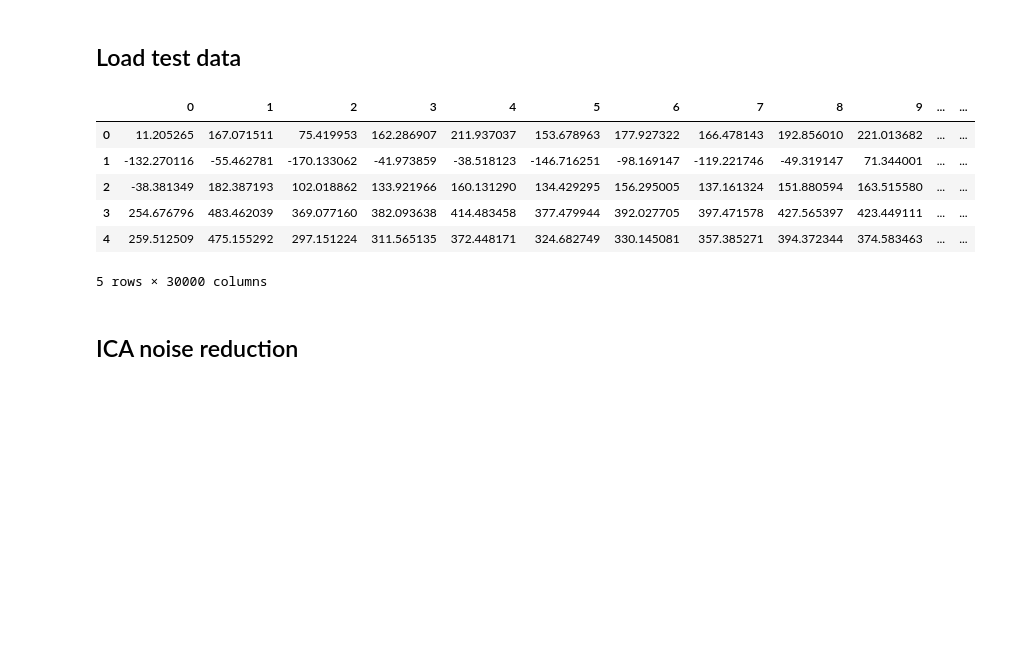
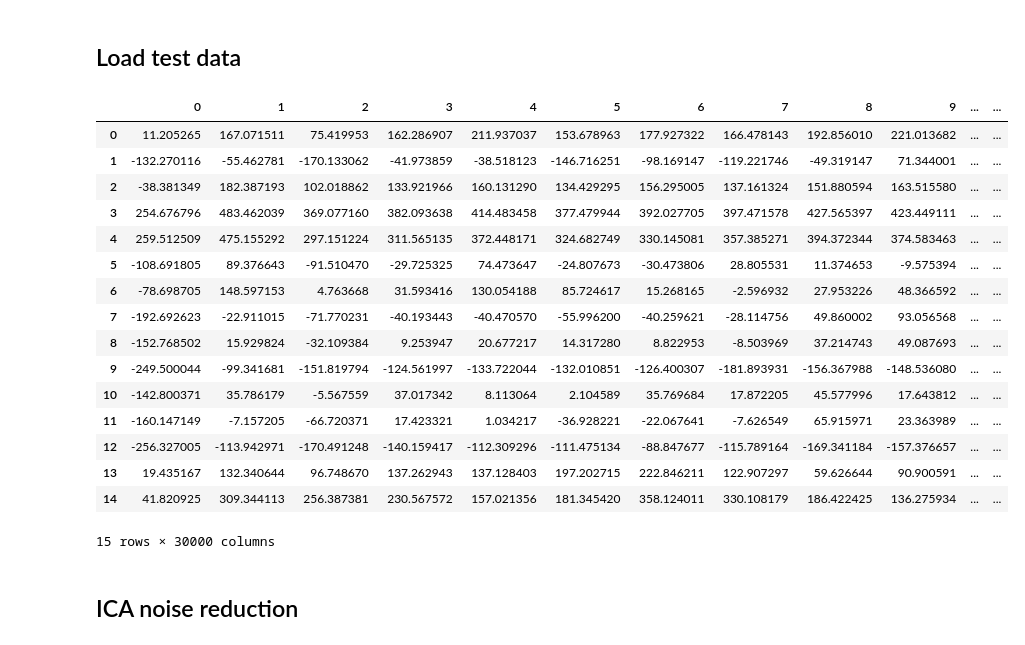
Before and after one commit to jhupiterz/SafeSeizure, a Jupyter notebook: notebooks/jhupiterz-wavelet-transform.ipynb, the cells around one changed output. Cells and saved outputs as stored; diff of their text form; code cells hidden in the pictures; blank space fills up the shorter version.

```diff
--- a/notebooks/jhupiterz-wavelet-transform.ipynb
+++ b/notebooks/jhupiterz-wavelet-transform.ipynb
@@ -39,14 +40,24 @@ warnings.filterwarnings('ignore')
 interictal_test = pd.read_csv(os.path.join(os.getcwd(),'../raw_data/Patient_1_csv/train_segments_unlabelled/interictal_segment_50.csv'))
 preictal_test = pd.read_csv(os.path.join(os.getcwd(),'../raw_data/Patient_1_csv/train_segments_unlabelled/preictal_segment_1.csv'))
 # %%
-interictal_test.head()
+interictal_test
 # %% [output]
 |  | 0 | 1 | 2 | 3 | 4 | 5 | 6 | 7 | 8 | 9 | ... | ... |
 | 0 | 11.205265 | 167.071511 | 75.419953 | 162.286907 | 211.937037 | 153.678963 | 177.927322 | 166.478143 | 192.856010 | 221.013682 | ... | ... |
 | 1 | -132.270116 | -55.462781 | -170.133062 | -41.973859 | -38.518123 | -146.716251 | -98.169147 | -119.221746 | -49.319147 | 71.344001 | ... | ... |
 | 2 | -38.381349 | 182.387193 | 102.018862 | 133.921966 | 160.131290 | 134.429295 | 156.295005 | 137.161324 | 151.880594 | 163.515580 | ... | ... |
 | 3 | 254.676796 | 483.462039 | 369.077160 | 382.093638 | 414.483458 | 377.479944 | 392.027705 | 397.471578 | 427.565397 | 423.449111 | ... | ... |
 | 4 | 259.512509 | 475.155292 | 297.151224 | 311.565135 | 372.448171 | 324.682749 | 330.145081 | 357.385271 | 394.372344 | 374.583463 | ... | ... |
+| 5 | -108.691805 | 89.376643 | -91.510470 | -29.725325 | 74.473647 | -24.807673 | -30.473806 | 28.805531 | 11.374653 | -9.575394 | ... | ... |
+| 6 | -78.698705 | 148.597153 | 4.763668 | 31.593416 | 130.054188 | 85.724617 | 15.268165 | -2.596932 | 27.953226 | 48.366592 | ... | ... |
+| 7 | -192.692623 | -22.911015 | -71.770231 | -40.193443 | -40.470570 | -55.996200 | -40.259621 | -28.114756 | 49.860002 | 93.056568 | ... | ... |
+| 8 | -152.768502 | 15.929824 | -32.109384 | 9.253947 | 20.677217 | 14.317280 | 8.822953 | -8.503969 | 37.214743 | 49.087693 | ... | ... |
+| 9 | -249.500044 | -99.341681 | -151.819794 | -124.561997 | -133.722044 | -132.010851 | -126.400307 | -181.893931 | -156.367988 | -148.536080 | ... | ... |
+| 10 | -142.800371 | 35.786179 | -5.567559 | 37.017342 | 8.113064 | 2.104589 | 35.769684 | 17.872205 | 45.577996 | 17.643812 | ... | ... |
+| 11 | -160.147149 | -7.157205 | -66.720371 | 17.423321 | 1.034217 | -36.928221 | -22.067641 | -7.626549 | 65.915971 | 23.363989 | ... | ... |
+| 12 | -256.327005 | -113.942971 | -170.491248 | -140.159417 | -112.309296 | -111.475134 | -88.847677 | -115.789164 | -169.341184 | -157.376657 | ... | ... |
+| 13 | 19.435167 | 132.340644 | 96.748670 | 137.262943 | 137.128403 | 197.202715 | 222.846211 | 122.907297 | 59.626644 | 90.900591 | ... | ... |
+| 14 | 41.820925 | 309.344113 | 256.387381 | 230.567572 | 157.021356 | 181.345420 | 358.124011 | 330.108179 | 186.422425 | 136.275934 | ... | ... |
-5 rows × 30000 columns
+15 rows × 30000 columns
 # %% [markdown]
 ## ICA noise reduction
```
Also changed, not shown: parts of 53 cells of this notebook.
